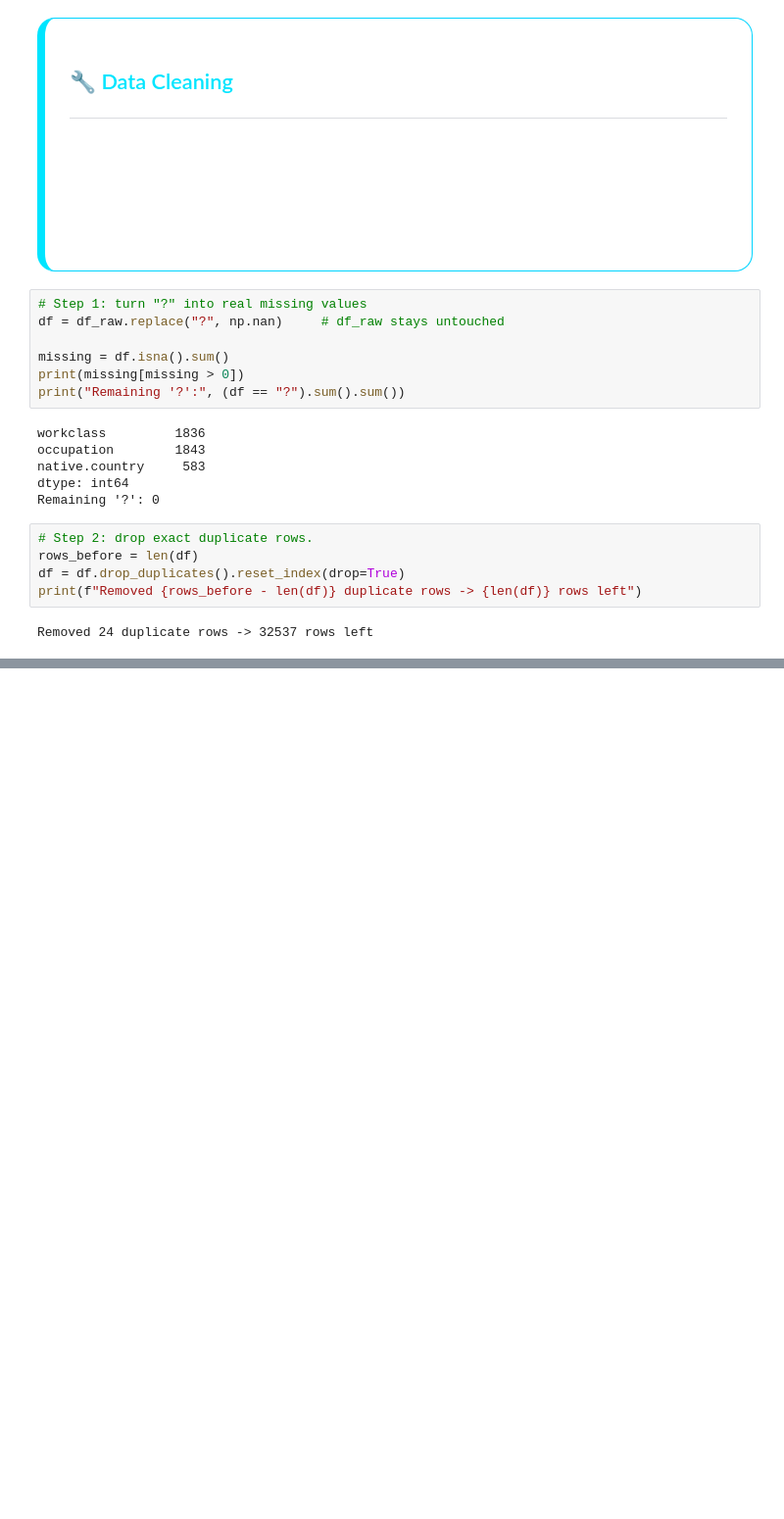
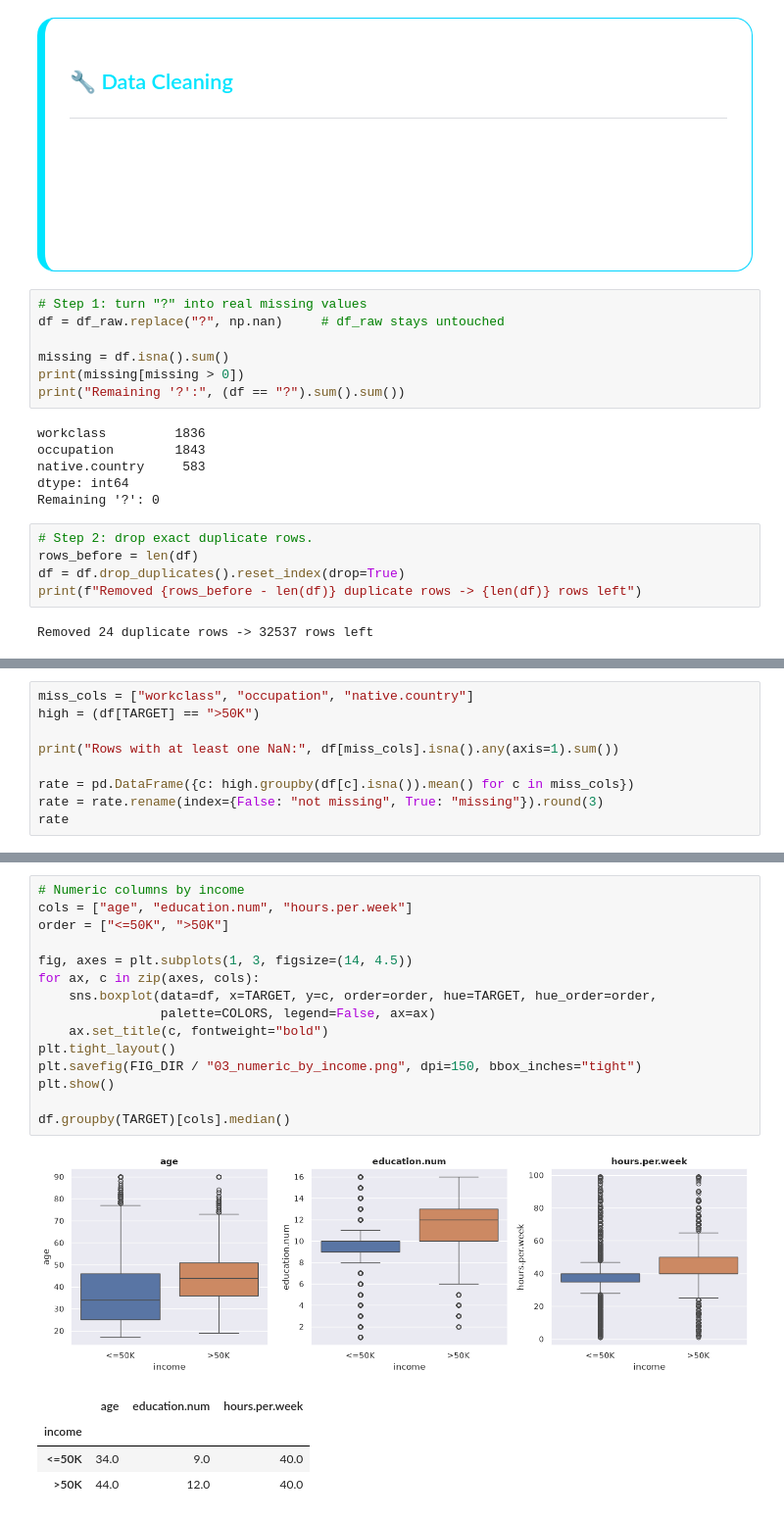
Before and after one commit to isapour0/adult-census-income, a Jupyter notebook: notebooks/adult-census-income.ipynb, the cells around one changed output, grey strips where cells are left out. Shown at 98% size. Cells and saved outputs as stored; diff of their text form; blank space fills up the shorter version.

```diff
--- a/notebooks/adult-census-income.ipynb
+++ b/notebooks/adult-census-income.ipynb
@@ -368,0 +371,9 @@ print(df.shape)
+# %%
+miss_cols = ["workclass", "occupation", "native.country"]
+high = (df[TARGET] == ">50K")
+
+print("Rows with at least one NaN:", df[miss_cols].isna().any(axis=1).sum())
+
+rate = pd.DataFrame({c: high.groupby(df[c].isna()).mean() for c in miss_cols})
+rate = rate.rename(index={False: "not missing", True: "missing"}).round(3)
+rate
@@ -368,0 +504,21 @@ print(df.shape)
+# %%
+# Numeric columns by income
+cols = ["age", "education.num", "hours.per.week"]
+order = ["<=50K", ">50K"]
+
+fig, axes = plt.subplots(1, 3, figsize=(14, 4.5))
+for ax, c in zip(axes, cols):
+    sns.boxplot(data=df, x=TARGET, y=c, order=order, hue=TARGET, hue_order=order,
+                palette=COLORS, legend=False, ax=ax)
+    ax.set_title(c, fontweight="bold")
+plt.tight_layout()
+plt.savefig(FIG_DIR / "03_numeric_by_income.png", dpi=150, bbox_inches="tight")
+plt.show()
+
+df.groupby(TARGET)[cols].median()
+# %% [output]
+[figure, added]
+|  | age | education.num | hours.per.week |
+| income |  |  |  |
+| <=50K | 34.0 | 9.0 | 40.0 |
+| >50K | 44.0 | 12.0 | 40.0 |
```
Also changed, not shown: parts of 10 cells of this notebook, 4 other files.
